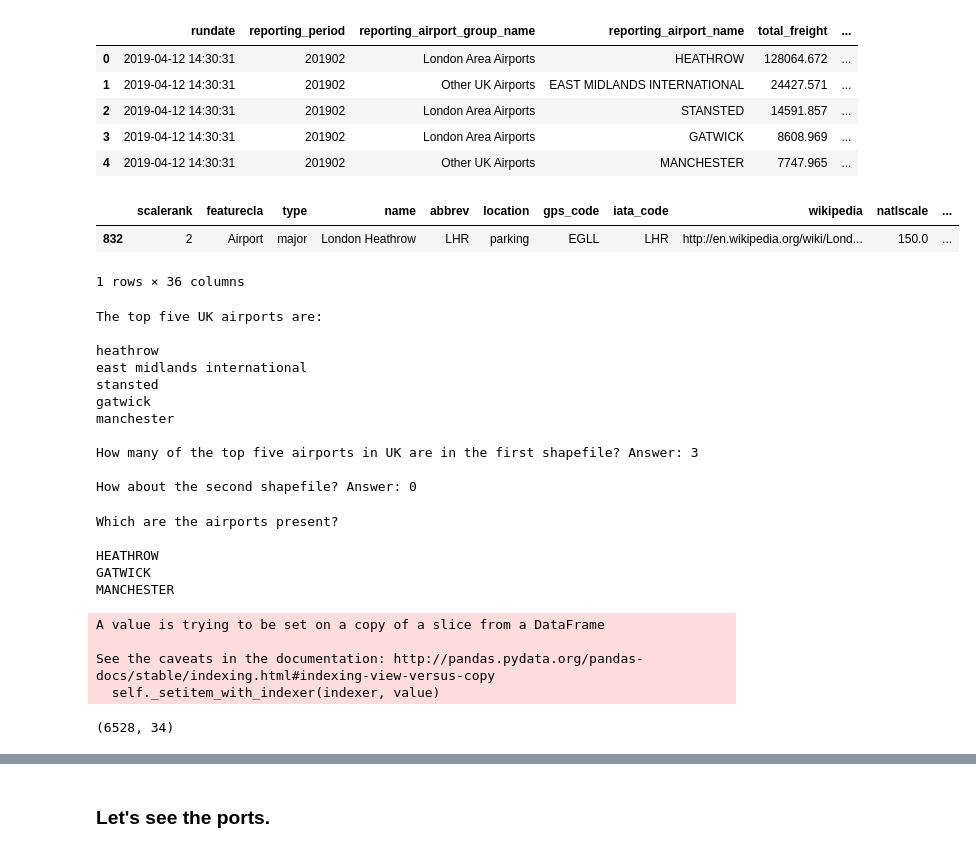
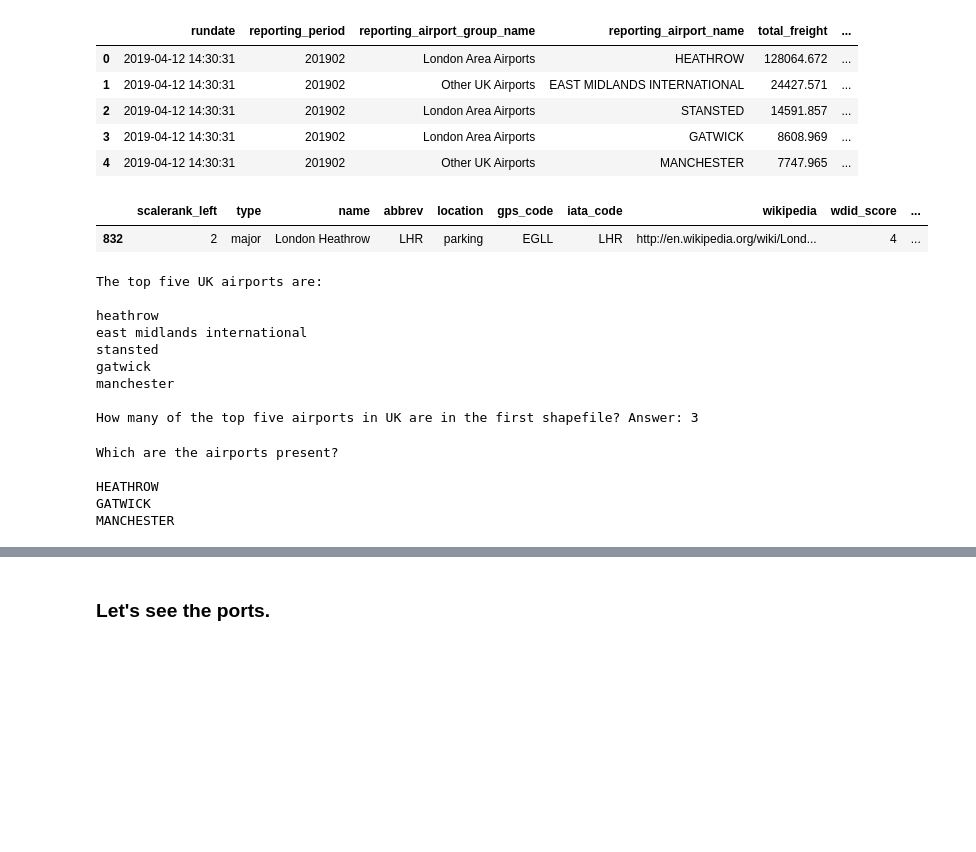
Before and after one commit to johnx25bd/casa-digital-visualisation, a Jupyter notebook: data/DataProcessing_BM.ipynb, the cells around one changed output, grey strips where cells are left out. Saved outputs shown, nothing was run; the diff lists cells and outputs as text; code cells hidden in the pictures; blank space fills up the shorter version.

Commit message:
Second uploade

```diff
--- a/data/DataProcessing_BM.ipynb
+++ b/data/DataProcessing_BM.ipynb
@@ -248,0 +68,2 @@ The number of similar observations are:  0
+# %%
+airports = gpd.sjoin(airports,countries, how='left')
@@ -248,0 +97,15 @@ The number of similar observations are:  0
+# %%
+isoCodes = []
+for i,iso in enumerate(airports['ISO_A3']):
+
+    if iso == '-99':
+        isoCodes.append(airports.SOV_A3.loc[i])
+        #print(airports.SOV_A3.loc[i])
+        #print(airports.ISO_A3.loc[i])
+    else:
+        isoCodes.append(airports.ISO_A3.loc[i])
+# %%
+airports = airports[['scalerank_left','type','name','abbrev','location','gps_code','iata_code','wikipedia',\
+                      'wdid_score','ne_id','geometry','NAME']]
+# %%
+airports['ISO3'] = isoCodes
@@ -303,22 +260,17 @@ topFiveUKAirports
 | 3 | 2019-04-12 14:30:31 | 201902 | London Area Airports | GATWICK | 8608.969 | ... |
 | 4 | 2019-04-12 14:30:31 | 201902 | Other UK Airports | MANCHESTER | 7747.965 | ... |
 # %%
-airports_1[airports_1.abbrev == 'LHR']
+airports[airports.abbrev == 'LHR']
 # %% [output]
-|  | scalerank | featurecla | type | name | abbrev | location | gps_code | iata_code | wikipedia | natlscale | ... |
-| 832 | 2 | Airport | major | London Heathrow | LHR | parking | EGLL | LHR | http://en.wikipedia.org/wiki/Lond... | 150.0 | ... |
+|  | scalerank_left | type | name | abbrev | location | gps_code | iata_code | wikipedia | wdid_score | ... |
+| 832 | 2 | major | London Heathrow | LHR | parking | EGLL | LHR | http://en.wikipedia.org/wiki/Lond... | 4 | ... |
-1 rows × 36 columns
 # %%
 print('The top five UK airports are:\n')
 [print(topFiveName.lower()) for topFiveName in topFiveUKAirports.reporting_airport_name]
 
 print('\nHow many of the top five airports in UK are in the first shapefile? Answer:',
-      sum([1 if any([True if topFiveName.lower() in name.lower() else False for name in airports_1.name])\
+      sum([1 if any([True if topFiveName.lower() in name.lower() else False for name in airports.name])\
            else 0 for topFiveName in topFiveUKAirports.reporting_airport_name]))
-
-print('\nHow about the second shapefile? Answer:',
-      sum([1 if any([True if topFiveName.lower() in name.lower() else False for name in noNoneNameshort.nameshort])\
-           else 0 for topFiveName in topFiveUKAirports.reporting_airport_name]))
 # %% [output]
 The top five UK airports are:
 
@@ -329,7 +281,5 @@ gatwick
 manchester
 
 How many of the top five airports in UK are in the first shapefile? Answer: 3
-
-How about the second shapefile? Answer: 0
 # %%
 print('Which are the airports present?\n')
@@ -342,16 +292,3 @@ Which are the airports present?
 HEATHROW
 GATWICK
 MANCHESTER
-# %%
-# Not needed anyway
-for i,name in enumerate(airports_2.nameshort):
-    try:
-        if 'heathrow' in name.lower():
-            print('Im here!',i)
-    except:
-        airports_2.nameshort.loc[i] = 'empty'
-# %% [output]
-A value is trying to be set on a copy of a slice from a DataFrame
-
-See the caveats in the documentation: http://pandas.pydata.org/pandas-docs/stable/indexing.html#indexing-view-versus-copy
-  self._setitem_with_indexer(indexer, value)
@@ -360,4 +294,0 @@ noNoneNameshort = airports_2[airports_2.nameshort!='empty']
-# %%
-noNoneNameshort.shape
-# %% [output]
-(6528, 34)
```
Also changed, not shown: parts of 105 cells of this notebook, 7 other files.
